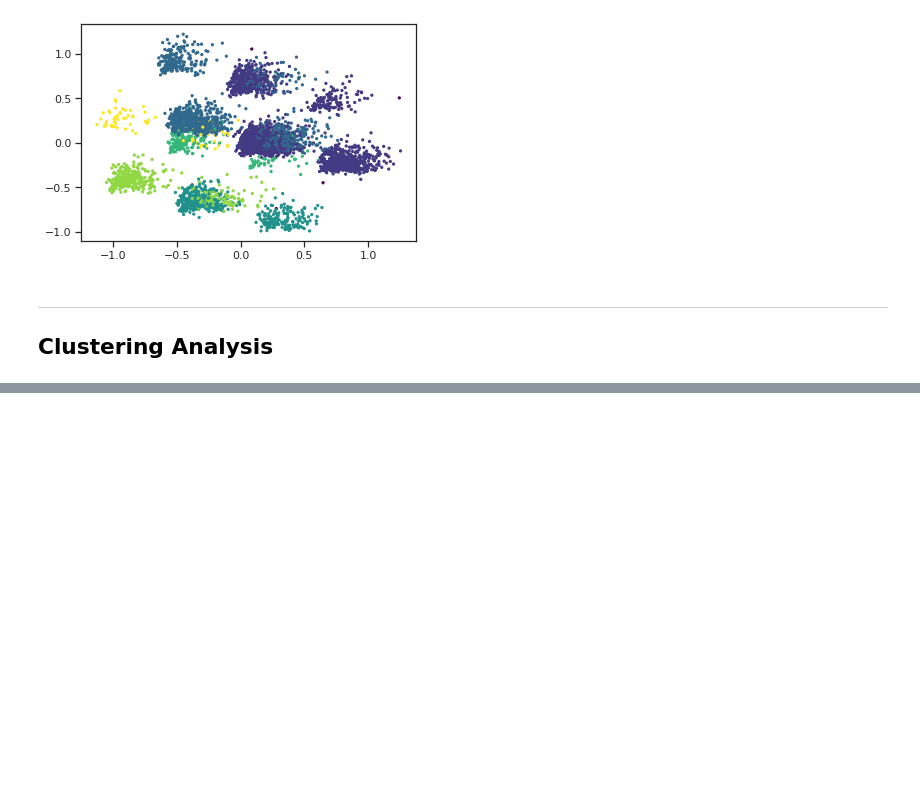
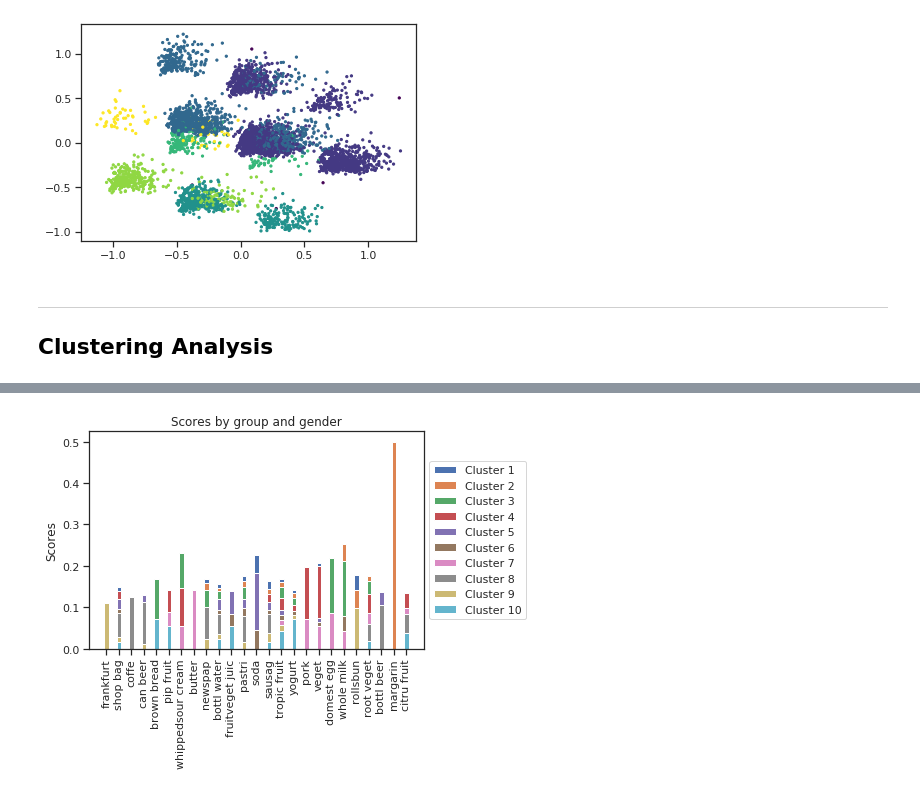
Before and after one commit to filippotessaro/DM-Project, a Jupyter notebook: Src/Clustering.ipynb, the cells around one changed output, grey strips where cells are left out. Saved outputs shown, nothing was run; the diff lists cells and outputs as text; code cells hidden in the pictures; blank space fills up the shorter version.

```diff
--- a/Src/Clustering.ipynb
+++ b/Src/Clustering.ipynb
@@ -245,6 +287,8 @@ def countItems(lista, top):
 
     for (k, v) in tops:
         print("      " + str(k) + " [" + str(v) + "]")
+
+    return tops
 # %%
 pdClusteredBasket = pd.DataFrame(clusteredBasket, columns=["Basket", "Cluster"])
 pdClusteredBasket
@@ -267,8 +311,3 @@ pdClusteredBasket
 clusters = []
 for i in range(10):
     clusters.append(pdClusteredBasket.loc[pdClusteredBasket['Cluster'] == i])
-# %%
-# Top 10 cluster items
-for i in range(10):
-    print("Cluster " + str(i+1) + ":")
-    countItems(list(clusters[i]["Basket"]), 10)
@@ -292,0 +392,5 @@ Cluster 2:
+# %%
+final
+cumulative = []
+for f in final:
+    cumulative.append(np.cumsum(f).tolist()[::-1])
@@ -292,0 +406,5 @@ Cluster 2:
+# %%
+df = pd.DataFrame(cumulative).T
+display(df)
+
+vals = (df.div(df.sum(axis=0), axis=1)).values.tolist()
@@ -292,0 +424,22 @@ Cluster 2:
+# %%
+import numpy as np
+import matplotlib.pyplot as plt
+
+
+N = len(count)
+
+ind = np.arange(N)    # the x locations for the groups
+width = 0.35       # the width of the bars: can also be len(x) sequence
+
+for i in range(10):
+    plt.bar(ind, vals[i], width)
+
+plt.ylabel('Scores')
+plt.title('Scores by group and gender')
+plt.xticks(ind, unique_labels, rotation='vertical')
+#plt.yticks(np.arange(0, 81, 10))
+plt.legend(["Cluster " + str(x) for x in range(1, 11)], loc='center left', bbox_to_anchor=(1, 0.5))
+
+plt.show()
+# %% [output]
+[figure, added]
```
Also changed, not shown: parts of 21 cells of this notebook, 6 other files.
